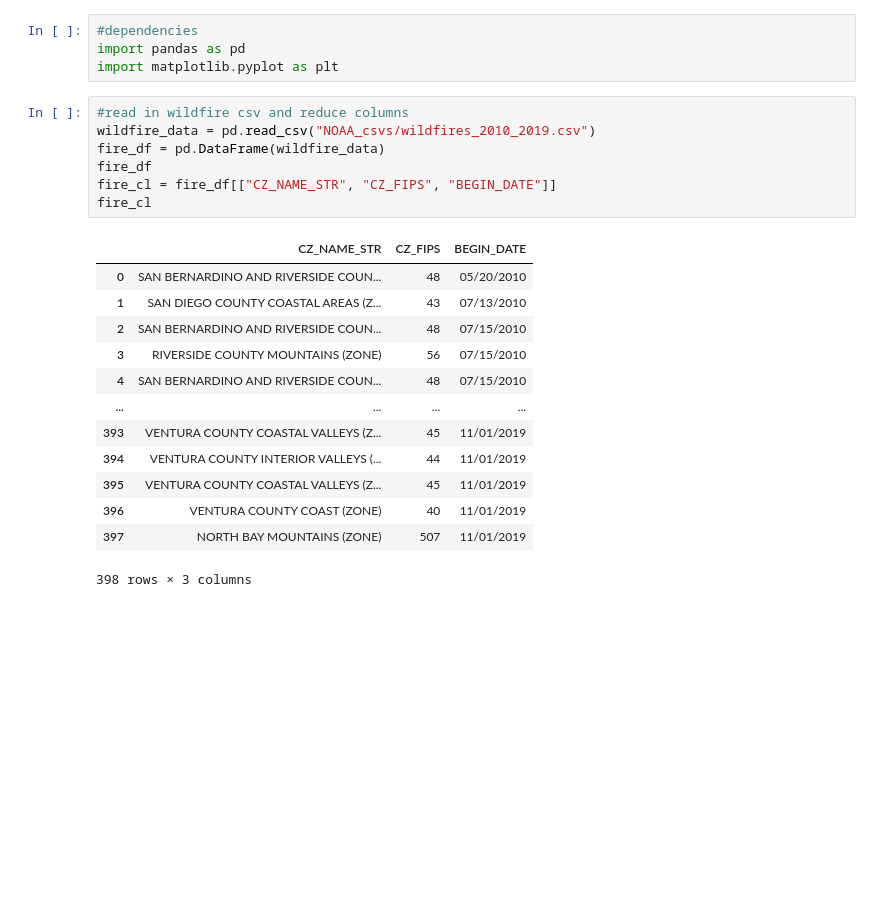
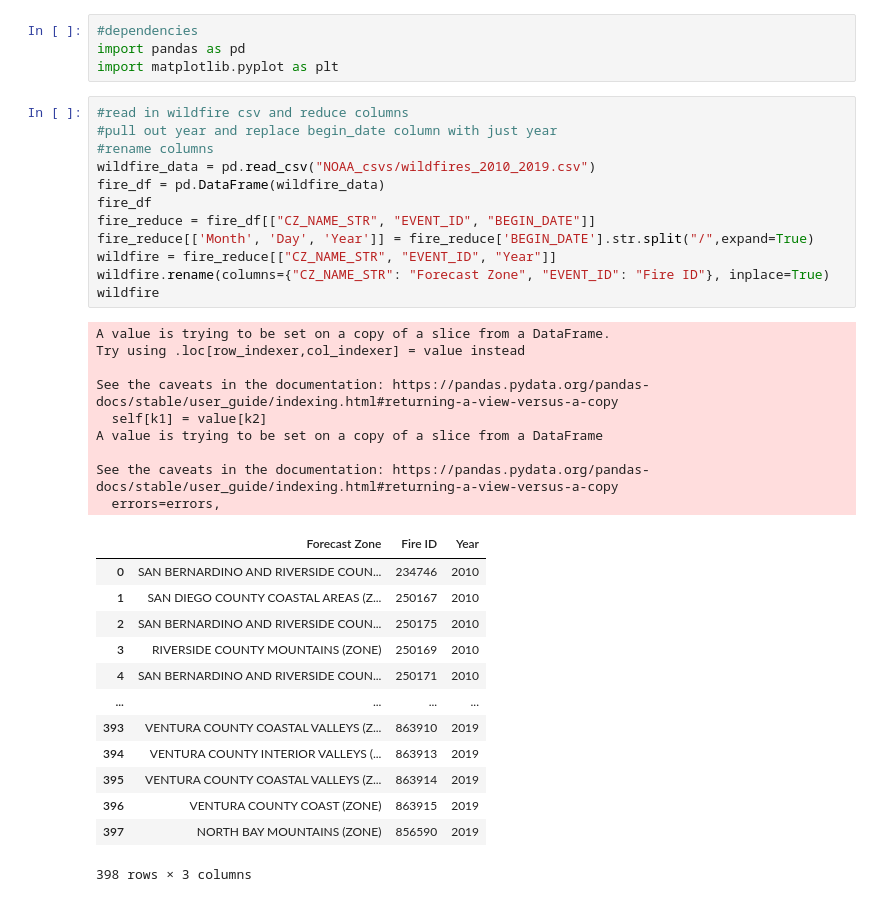
Before and after one commit to jacobdv/extreme-weather, a Jupyter notebook: wildfire_vs_drought.ipynb, the cells around one changed output. Cells and saved outputs as stored; diff of their text form; blank space fills up the shorter version.

```diff
--- a/wildfire_vs_drought.ipynb
+++ b/wildfire_vs_drought.ipynb
@@ -4,24 +4,38 @@ import pandas as pd
 import matplotlib.pyplot as plt
 # %%
 #read in wildfire csv and reduce columns
+#pull out year and replace begin_date column with just year
+#rename columns
 wildfire_data = pd.read_csv("NOAA_csvs/wildfires_2010_2019.csv")
 fire_df = pd.DataFrame(wildfire_data)
 fire_df
-fire_cl = fire_df[["CZ_NAME_STR", "CZ_FIPS", "BEGIN_DATE"]]
-fire_cl
+fire_reduce = fire_df[["CZ_NAME_STR", "EVENT_ID", "BEGIN_DATE"]]
+fire_reduce[['Month', 'Day', 'Year']] = fire_reduce['BEGIN_DATE'].str.split("/",expand=True)
+wildfire = fire_reduce[["CZ_NAME_STR", "EVENT_ID", "Year"]]
+wildfire.rename(columns={"CZ_NAME_STR": "Forecast Zone", "EVENT_ID": "Fire ID"}, inplace=True)
+wildfire
 # %% [output]
+A value is trying to be set on a copy of a slice from a DataFrame.
+Try using .loc[row_indexer,col_indexer] = value instead
+
+See the caveats in the documentation: https://pandas.pydata.org/pandas-docs/stable/user_guide/indexing.html#returning-a-view-versus-a-copy
+  self[k1] = value[k2]
+A value is trying to be set on a copy of a slice from a DataFrame
+
+See the caveats in the documentation: https://pandas.pydata.org/pandas-docs/stable/user_guide/indexing.html#returning-a-view-versus-a-copy
+  errors=errors,
-|  | CZ_NAME_STR | CZ_FIPS | BEGIN_DATE |
-| 0 | SAN BERNARDINO AND RIVERSIDE COUN... | 48 | 05/20/2010 |
-| 1 | SAN DIEGO COUNTY COASTAL AREAS (Z... | 43 | 07/13/2010 |
-| 2 | SAN BERNARDINO AND RIVERSIDE COUN... | 48 | 07/15/2010 |
-| 3 | RIVERSIDE COUNTY MOUNTAINS (ZONE) | 56 | 07/15/2010 |
-| 4 | SAN BERNARDINO AND RIVERSIDE COUN... | 48 | 07/15/2010 |
+|  | Forecast Zone | Fire ID | Year |
+| 0 | SAN BERNARDINO AND RIVERSIDE COUN... | 234746 | 2010 |
+| 1 | SAN DIEGO COUNTY COASTAL AREAS (Z... | 250167 | 2010 |
+| 2 | SAN BERNARDINO AND RIVERSIDE COUN... | 250175 | 2010 |
+| 3 | RIVERSIDE COUNTY MOUNTAINS (ZONE) | 250169 | 2010 |
+| 4 | SAN BERNARDINO AND RIVERSIDE COUN... | 250171 | 2010 |
 | ... | ... | ... | ... |
-| 393 | VENTURA COUNTY COASTAL VALLEYS (Z... | 45 | 11/01/2019 |
-| 394 | VENTURA COUNTY INTERIOR VALLEYS (... | 44 | 11/01/2019 |
-| 395 | VENTURA COUNTY COASTAL VALLEYS (Z... | 45 | 11/01/2019 |
-| 396 | VENTURA COUNTY COAST (ZONE) | 40 | 11/01/2019 |
-| 397 | NORTH BAY MOUNTAINS (ZONE) | 507 | 11/01/2019 |
+| 393 | VENTURA COUNTY COASTAL VALLEYS (Z... | 863910 | 2019 |
+| 394 | VENTURA COUNTY INTERIOR VALLEYS (... | 863913 | 2019 |
+| 395 | VENTURA COUNTY COASTAL VALLEYS (Z... | 863914 | 2019 |
+| 396 | VENTURA COUNTY COAST (ZONE) | 863915 | 2019 |
+| 397 | NORTH BAY MOUNTAINS (ZONE) | 856590 | 2019 |
-398 rows × 3 columns
+398 rows × 3 columns
 # %%
 #read in drought csv and reduce columns
```
Also changed, not shown: parts of 8 cells of this notebook.
